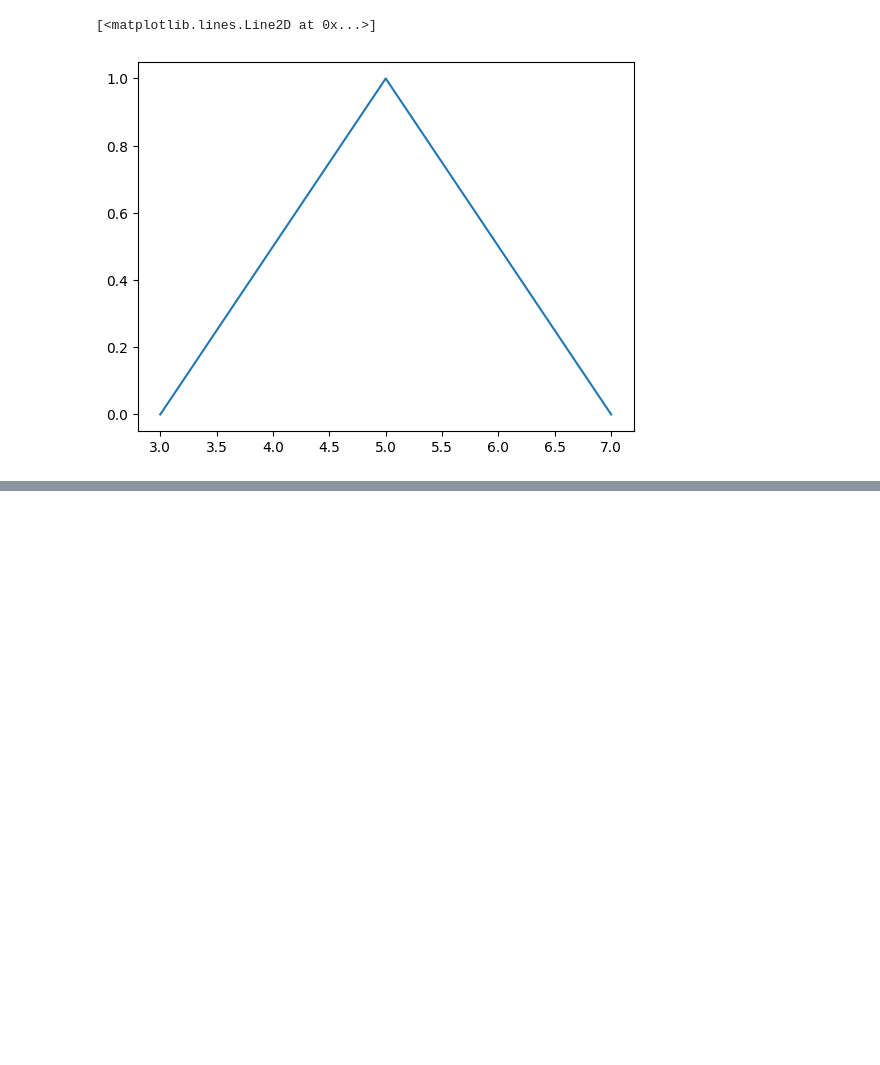
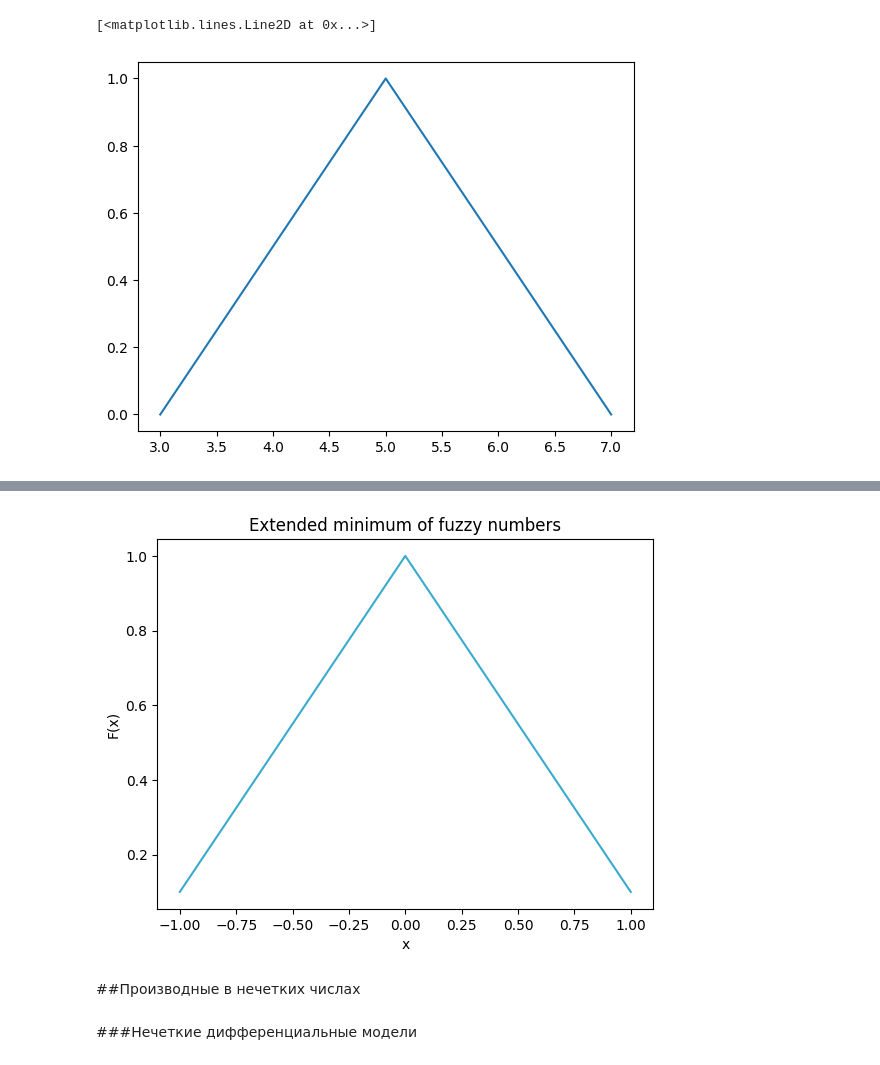
Before and after one commit to qylikss/Interval_and_Fuzzy_Numbers, a Jupyter notebook: Fuzzy_numbers.ipynb, the cells around one changed output, grey strips where cells are left out. Drawn from its saved outputs; the diff is of its cells as text; code cells hidden in the pictures; blank space fills up the shorter version.

```diff
--- a/Fuzzy_numbers.ipynb
+++ b/Fuzzy_numbers.ipynb
@@ -248,0 +310,18 @@ plt.show()
+# %%
+ver_a = np.array([0.2, 1, 0.2])
+x_a = np.array([0, 1, 2])
+ver_b = np.array([0.1, 1, 0.1])
+x_b = np.array([-1, 0, 1])
+x, y = fuzzy_min(ver_a, x_a, ver_b, x_b)
+
+plt.title('Extended minimum of fuzzy numbers', fontsize=12)
+plt.xlabel('x')
+plt.ylabel('F(x)')
+plt.plot(x, y, color='#3AAACF')
+plt.show()
+# %% [output]
+[figure, added]
+# %% [markdown]
+##Производные в нечетких числах
+# %% [markdown]
+###Нечеткие дифференциальные модели
```
Also changed, not shown: parts of 30 cells of this notebook.
